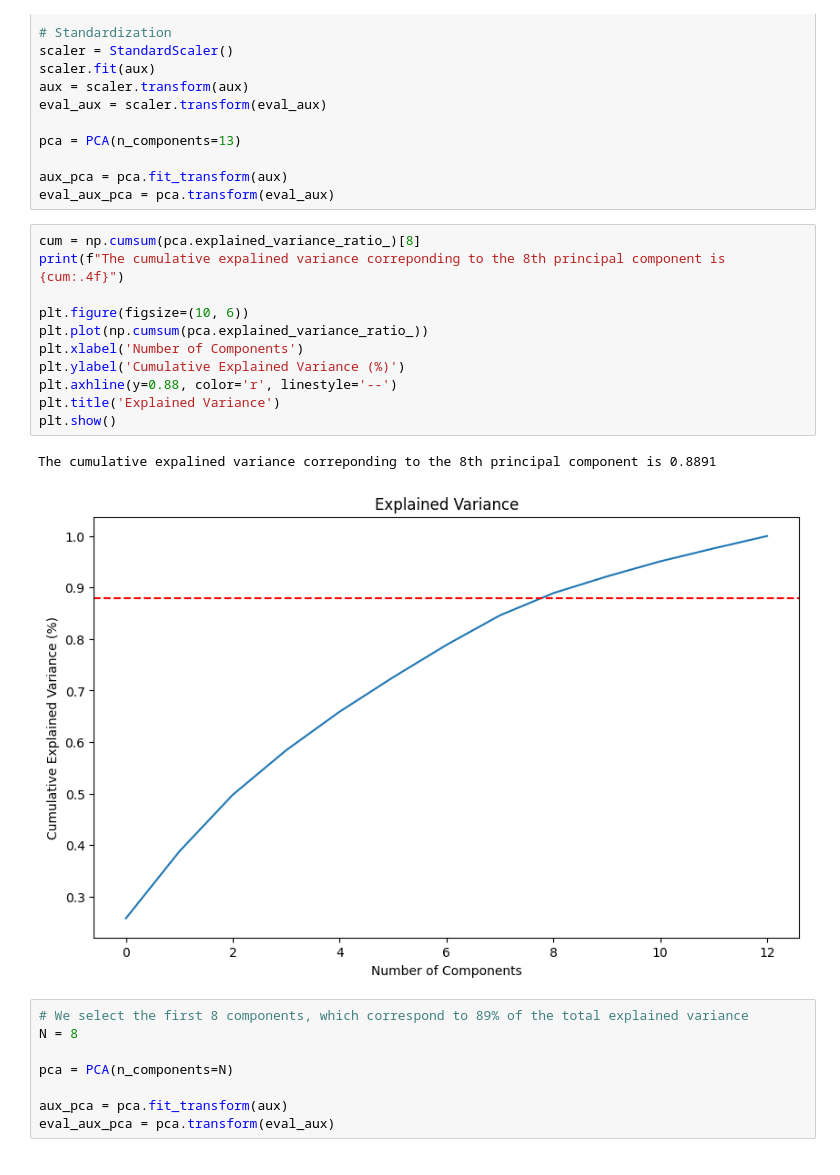
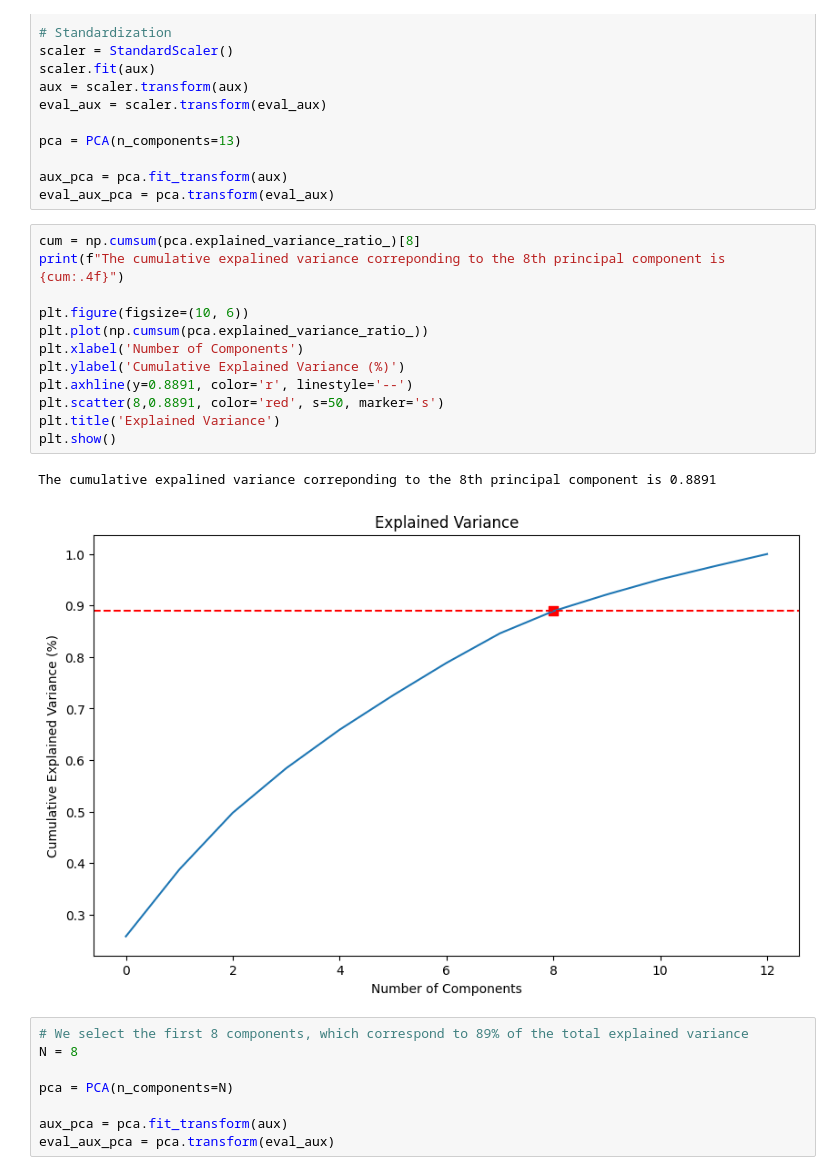
Before and after one commit to d4darius/DSL-AgeDetection, a Jupyter notebook: DSL-AgeDetection.ipynb, the cells around one changed output. Cells and saved outputs as stored; diff of their text form.

```diff
--- a/DSL-AgeDetection.ipynb
+++ b/DSL-AgeDetection.ipynb
@@ -350,17 +353,18 @@ eval_aux_pca = pca.transform(eval_aux)
 # %%
 cum = np.cumsum(pca.explained_variance_ratio_)[8]
 print(f"The cumulative expalined variance correponding to the 8th principal component is {cum:.4f}")
 
 plt.figure(figsize=(10, 6))
 plt.plot(np.cumsum(pca.explained_variance_ratio_))
 plt.xlabel('Number of Components')
 plt.ylabel('Cumulative Explained Variance (%)')
-plt.axhline(y=0.88, color='r', linestyle='--')
+plt.axhline(y=0.8891, color='r', linestyle='--')
+plt.scatter(8,0.8891, color='red', s=50, marker='s')
 plt.title('Explained Variance')
 plt.show()
 # %% [output]
 The cumulative expalined variance correponding to the 8th principal component is 0.8891
-[figure, old version]
+[figure, new version]
 # %%
 # We select the first 8 components, which correspond to 89% of the total explained variance
 N = 8
```
Also changed, not shown: parts of 17 cells of this notebook, 4 other files.
